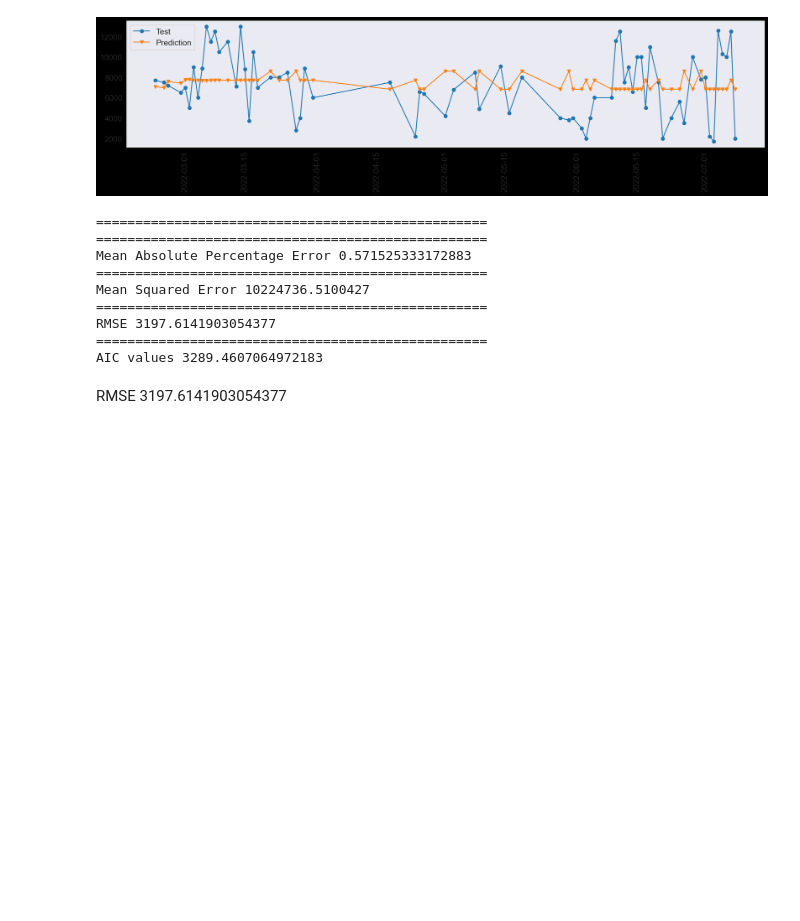
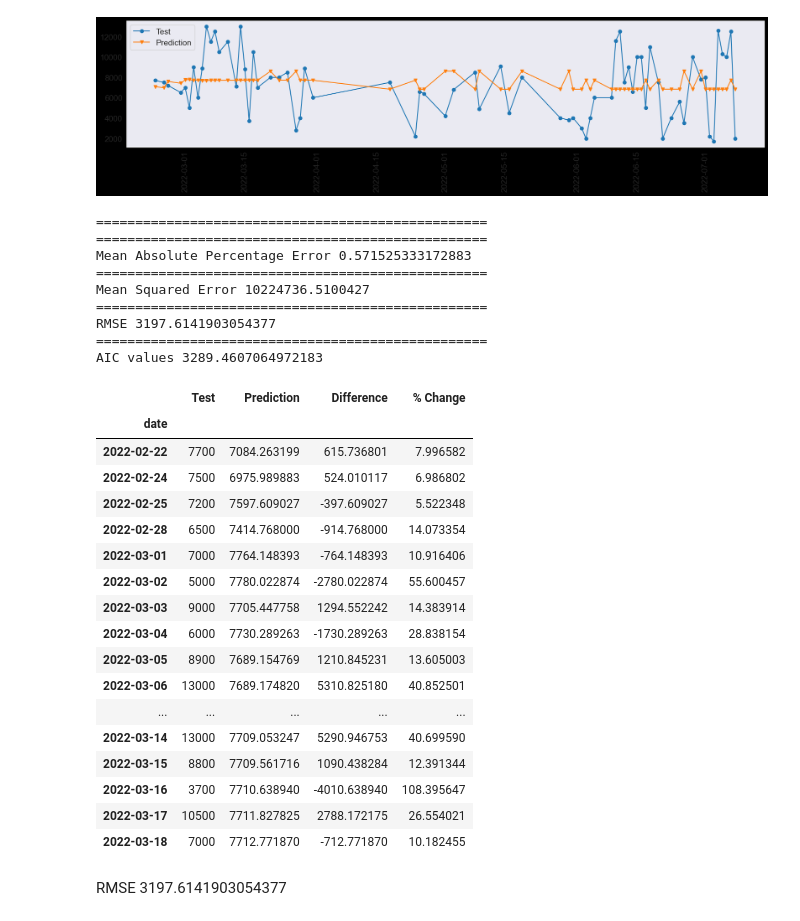
Before and after one commit to wessware/ARIMA_TIME_SERIES_FORECASTING, a Jupyter notebook: models/auto_arima_time_series_analysis.ipynb, the cells around one changed output. Drawn from its saved outputs; the diff is of its cells as text; code cells hidden in the pictures; blank space fills up the shorter version.

Commit message:
predictions dataframe

```diff
--- a/models/auto_arima_time_series_analysis.ipynb
+++ b/models/auto_arima_time_series_analysis.ipynb
@@ -259,5 +259,33 @@ Mean Squared Error 10224736.5100427
 RMSE 3197.6141903054377
 ==================================================
 AIC values 3289.4607064972183
+# %%
+predictions_df =pd.DataFrame(test['income'])
+
+res=pd.DataFrame()
+res['Test']=predictions_df['income']
+res['Prediction']=pred.values
+res['Difference']=res['Test']-res['Prediction']
+res['% Change']=abs(res['Difference']/res['Test'])*100
+res.head(20)
+# %% [output]
+|  | Test | Prediction | Difference | % Change |
+| date |  |  |  |  |
+| 2022-02-22 | 7700 | 7084.263199 | 615.736801 | 7.996582 |
+| 2022-02-24 | 7500 | 6975.989883 | 524.010117 | 6.986802 |
+| 2022-02-25 | 7200 | 7597.609027 | -397.609027 | 5.522348 |
+| 2022-02-28 | 6500 | 7414.768000 | -914.768000 | 14.073354 |
+| 2022-03-01 | 7000 | 7764.148393 | -764.148393 | 10.916406 |
+| 2022-03-02 | 5000 | 7780.022874 | -2780.022874 | 55.600457 |
+| 2022-03-03 | 9000 | 7705.447758 | 1294.552242 | 14.383914 |
+| 2022-03-04 | 6000 | 7730.289263 | -1730.289263 | 28.838154 |
+| 2022-03-05 | 8900 | 7689.154769 | 1210.845231 | 13.605003 |
+| 2022-03-06 | 13000 | 7689.174820 | 5310.825180 | 40.852501 |
+| ... | ... | ... | ... | ... |
+| 2022-03-14 | 13000 | 7709.053247 | 5290.946753 | 40.699590 |
+| 2022-03-15 | 8800 | 7709.561716 | 1090.438284 | 12.391344 |
+| 2022-03-16 | 3700 | 7710.638940 | -4010.638940 | 108.395647 |
+| 2022-03-17 | 10500 | 7711.827825 | 2788.172175 | 26.554021 |
+| 2022-03-18 | 7000 | 7712.771870 | -712.771870 | 10.182455 |
 # %% [markdown]
 RMSE 3197.6141903054377
```
